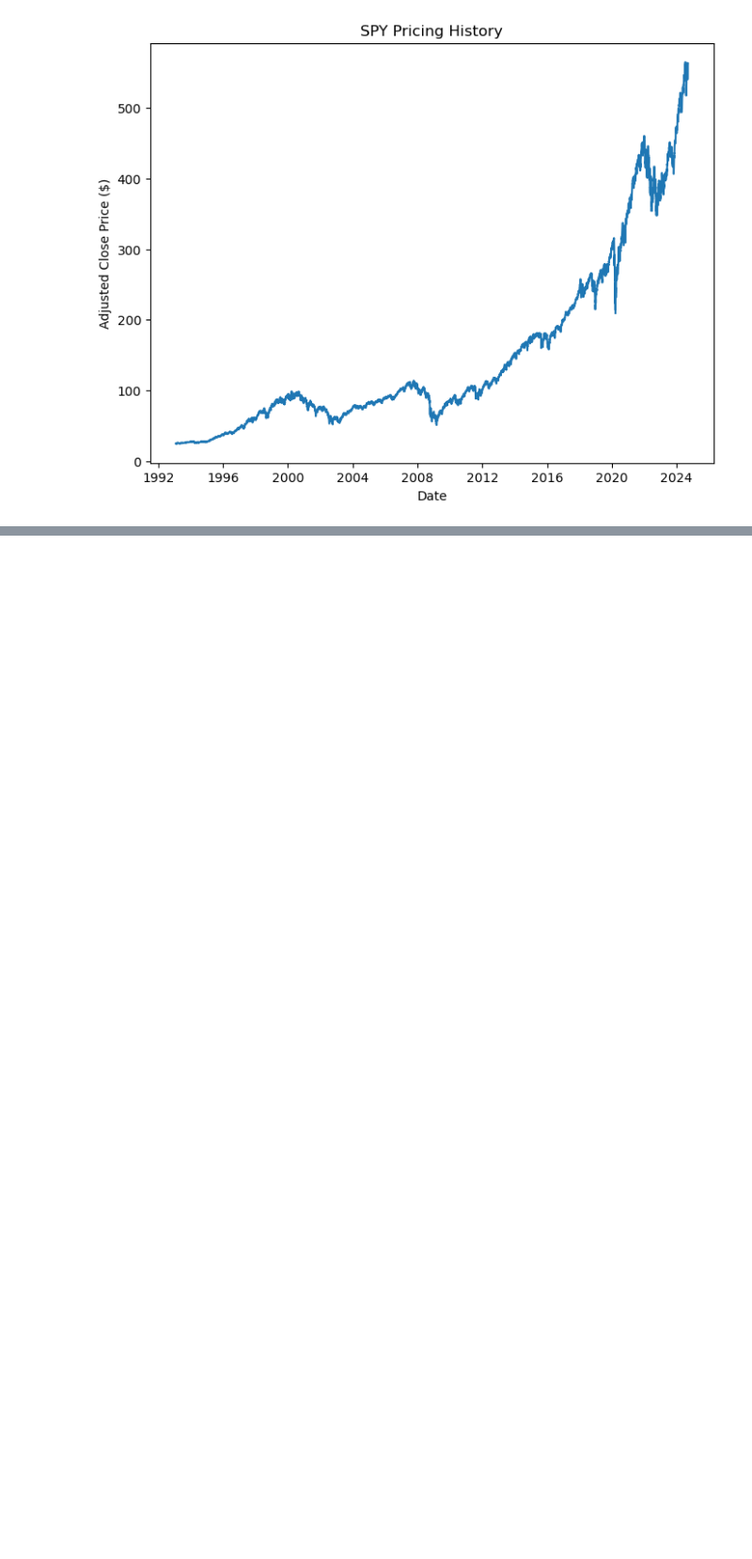
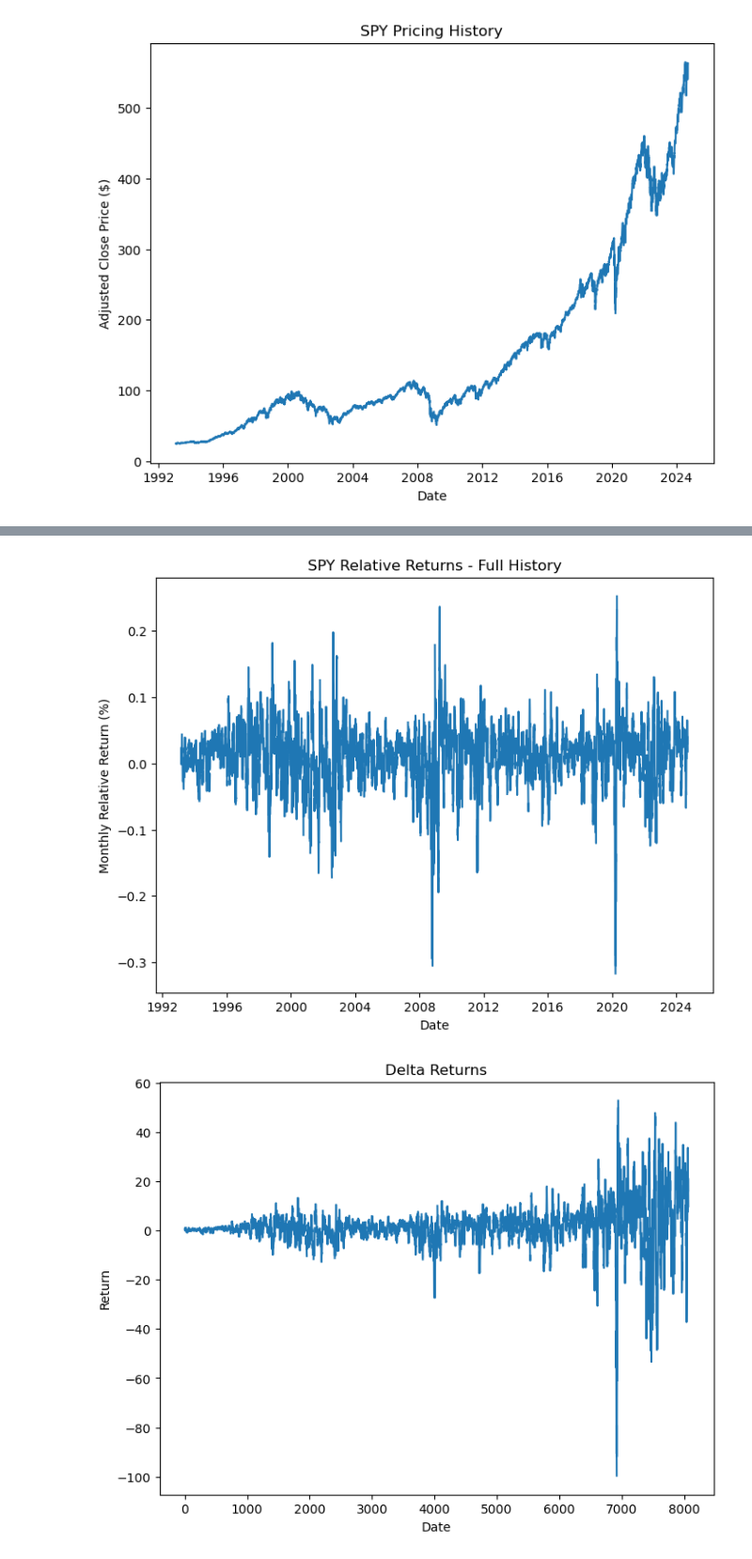
Before and after one commit to Rtasseff/condor_test, a Jupyter notebook: project/202410_initRefact_spy.ipynb, the cells around one changed output, grey strips where cells are left out. Shown at 94% size. Saved outputs shown, nothing was run; the diff lists cells and outputs as text; code cells hidden in the pictures; blank space fills up the shorter version.

Commit message:
added stuff for calculating returns

```diff
--- a/project/202410_initRefact_spy.ipynb
+++ b/project/202410_initRefact_spy.ipynb
@@ -80,0 +78,42 @@ but SPY was not offered until 1993.
+# %%
+# conversion factor for months to consecutive points *USER SET*
+month2days = 21
+
+returns = genFin.returns(prices,period=month2days)
+inds = np.arange(0,len(returns))+month2days
+dates_returns = dates[inds]
+
+# Show for sanity check
+print(returns)
+print(dates_returns)
+
+# Plot the data for sanity check
+plt.figure(figsize=(8, 6))
+plt.plot(dates_returns, returns)
+plt.xlabel('Date')
+plt.ylabel('Monthly Relative Return (%)')
+plt.title('SPY Relative Returns - Full History')
+plt.show()
+
+#Plot the non relative data for fun
+plt.figure(figsize=(8, 6))
+plt.plot(np.arange(0,len(returns)), genFin.returns(prices,period=month2days,metric='Delta'))
+plt.xlabel('Date')
+plt.ylabel('Return')
+plt.title('Delta Returns')
+plt.show()
+
+plt.figure(figsize=(8, 6))
+plt.plot(np.arange(0,len(returns)), genFin.returns(prices,period=month2days,metric='Simple'))
+plt.xlabel('Date')
+plt.ylabel('Return')
+plt.title('Simple Returns')
+plt.show()
+
+plt.figure(figsize=(8, 6))
+plt.plot(np.arange(0,len(returns)), genFin.returns(prices,period=month2days,metric='Log'))
+plt.xlabel('Date')
+plt.ylabel('Return')
+plt.title('Log Returns')
+plt.show()
+# %% [output]
@@ -80,0 +124,2 @@ but SPY was not offered until 1993.
+[figure, added]
+[figure, added]
```
Also changed, not shown: parts of 4 cells of this notebook, 1 other file.
